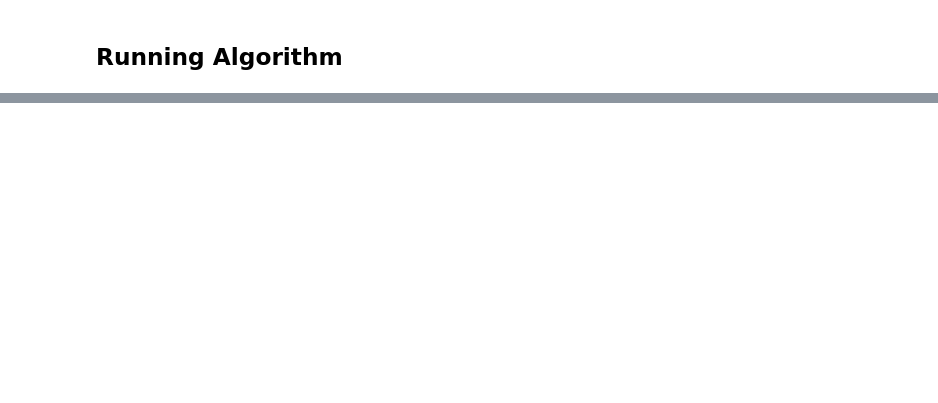
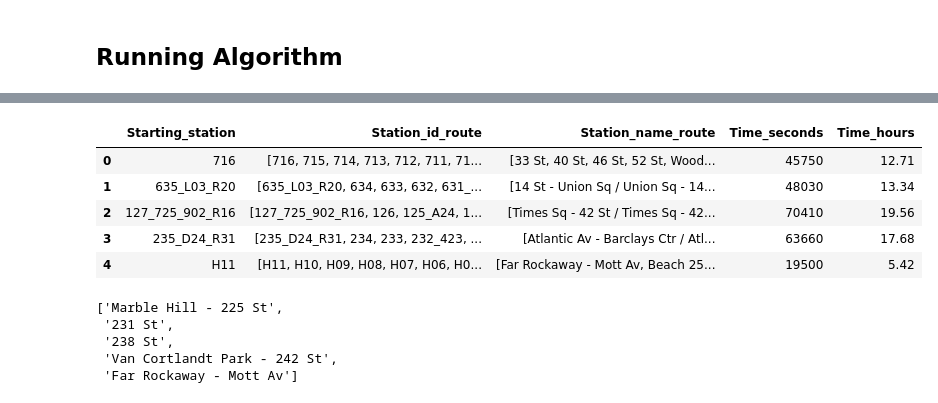
Before and after one commit to gregfeliu/The_Subway_Challenge, a Jupyter notebook: Solve_Postman_Problem_final.ipynb, the cells around one changed output, grey strips where cells are left out. Saved outputs shown, nothing was run; the diff lists cells and outputs as text; code cells hidden in the pictures; blank space fills up the shorter version.

```diff
--- a/Solve_Postman_Problem_final.ipynb
+++ b/Solve_Postman_Problem_final.ipynb
@@ -470,0 +1048,2 @@ tsp_names = get_station_names(non_unique_stations_df, full_nyc_tsp_stations)
+# %%
+TSP_solutions_df.loc[3] = data_barclays
@@ -470,0 +1068,3 @@ tsp_names = get_station_names(non_unique_stations_df, full_nyc_tsp_stations)
+# %%
+dict_rockaway = make_station_first_in_matrix(dist_matrix_dictionary, 'H11')
+matrix_rockaway = make_dict_a_matrix(dict_rockaway)
@@ -470,0 +1177,21 @@ tsp_names = get_station_names(non_unique_stations_df, full_nyc_tsp_stations)
+# %%
+data_rockaway = results_to_df(seconds, list_of_stops, "H11")
+# %%
+TSP_solutions_df.loc[4] = data_rockaway
+# %%
+TSP_solutions_df
+# %% [output]
+|  | Starting_station | Station_id_route | Station_name_route | Time_seconds | Time_hours |
+| 0 | 716 | [716, 715, 714, 713, 712, 711, 71... | [33 St, 40 St, 46 St, 52 St, Wood... | 45750 | 12.71 |
+| 1 | 635_L03_R20 | [635_L03_R20, 634, 633, 632, 631_... | [14 St - Union Sq / Union Sq - 14... | 48030 | 13.34 |
+| 2 | 127_725_902_R16 | [127_725_902_R16, 126, 125_A24, 1... | [Times Sq - 42 St / Times Sq - 42... | 70410 | 19.56 |
+| 3 | 235_D24_R31 | [235_D24_R31, 234, 233, 232_423, ... | [Atlantic Av - Barclays Ctr / Atl... | 63660 | 17.68 |
+| 4 | H11 | [H11, H10, H09, H08, H07, H06, H0... | [Far Rockaway - Mott Av, Beach 25... | 19500 | 5.42 |
+# %%
+TSP_solutions_df['Station_name_route'][4][-5:]
+# %% [output]
+['Marble Hill - 225 St',
+ '231 St',
+ '238 St',
+ 'Van Cortlandt Park - 242 St',
+ 'Far Rockaway - Mott Av']
```
Also changed, not shown: parts of 91 cells of this notebook.
